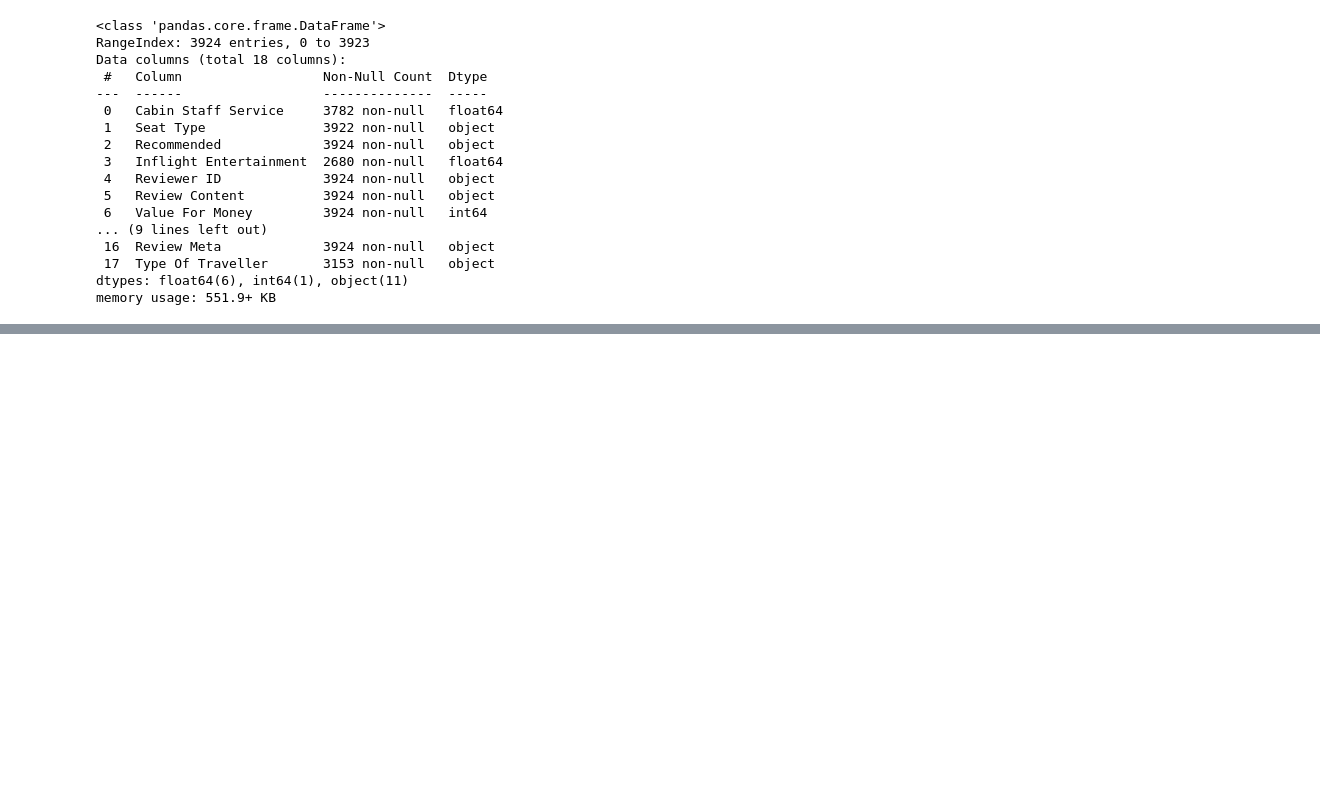
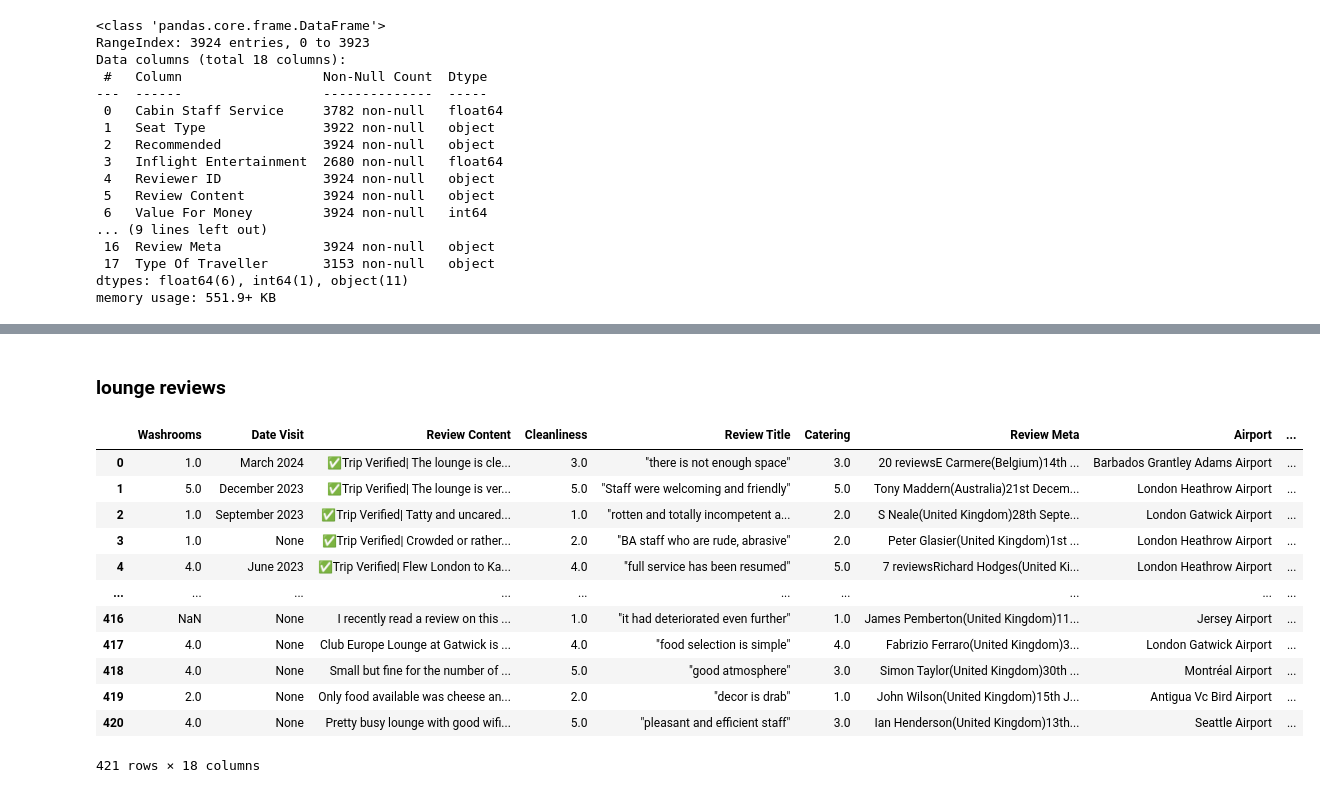
Before and after one commit to yashj1301/airlines-reviews-analysis, a Jupyter notebook: notebooks/British Airways Customer Sentiment Analysis.ipynb, the cells around one changed output, grey strips where cells are left out. Cells and saved outputs as stored; diff of their text form; code cells hidden in the pictures; blank space fills up the shorter version.

```diff
--- a/notebooks/British Airways Customer Sentiment Analysis.ipynb
+++ b/notebooks/British Airways Customer Sentiment Analysis.ipynb
@@ -23,5 +7,0 @@ Now, let us use the `requests.get()` method to interact with the webpage, and se
-# %%
-url = "https://www.airlinequality.com/airline-reviews/british-airways/"
-
-response = requests.get(url)
-html_code = bscraper(response.content,'html.parser')
@@ -304,13 +7,0 @@ total_pages = [int(page.find_all("a",
-# %%
-# Initialize an empty list to store all pages' data
-all_data = []
-
-# Loop through all 383 pages (adjust range according to your specific page numbers)
-for page_number in range(1, total_pages+1):
-    url = f"https://www.airlinequality.com/airline-reviews/british-airways/page/{page_number}"  # Replace with your actual URL pattern
-    page_data = fetch_review_data(url)
-    all_data.append(page_data)
-
-# Concatenate all data into a single DataFrame
-airlines_review_data = pd.concat(all_data, ignore_index=True).iloc[:,:-1]
-airlines_review_data
@@ -357,8 +19,6 @@ from bs4 import BeautifulSoup as bs
 import nest_asyncio  # Fix for Jupyter Notebook
 
 nest_asyncio.apply()  # Allow asyncio to work inside Jupyter
-
-BASE_URL = "https://www.airlinequality.com/airline-reviews/british-airways/page/{}/"
 
 async def fetch_page(session, url):
     """Fetches a webpage asynchronously."""
@@ -388,9 +48,8 @@ async def extract_all_column_names(total_pages=393):
         tasks = [extract_column_names_from_page(session, BASE_URL.format(i)) for i in range(1, total_pages + 1)]
         all_columns_per_page = await asyncio.gather(*tasks)  # Run all page extractions concurrently
 
-    # Finding common and unique columns across all pages
+    # Finding unique columns across all pages
     all_columns = set().union(*all_columns_per_page)  # All unique columns
-    common_columns = set.intersection(*all_columns_per_page)  # Only columns that appear on every page
 
     return all_columns
 
@@ -419,7 +78,7 @@ async def extract_reviews_from_page(session, url, all_columns):
         else:
             review_id = None  # If no div with ID is found
 
-        review_data["Reviewer ID"] = review_id  # Store in dictionary
+        review_data["Review ID"] = review_id  # Store in dictionary
 
 
         # Extract review title
@@ -457,14 +116,14 @@ async def extract_reviews_from_page(session, url, all_columns):
 
     return reviews_data
 
-async def scrape_all_reviews(total_pages=393):
+async def scrape_all_reviews(BASE_URL,total_pages=10):
     """Extracts all reviews dynamically and creates a structured DataFrame."""
 
     # Step 1: Extract all unique column names dynamically
     all_columns = await extract_all_column_names(total_pages)
 
     # Add fixed columns that will always be present
-    all_columns.update(["Reviewer ID", "Review Title", "Review Meta", "Review Content", "Overall Rating"])
+    all_columns.update(["Review ID", "Review Title", "Review Meta", "Review Content", "Overall Rating"])
 
     async with aiohttp.ClientSession() as session:
         tasks = [extract_reviews_from_page(session, BASE_URL.format(i), all_columns) for i in range(1, total_pages + 1)]
@@ -477,9 +136,3 @@ async def scrape_all_reviews(total_pages=393):
     df = pd.DataFrame(all_reviews_flat)
 
     return df
-
-# Example usage: Scrape all reviews dynamically
-df_reviews = asyncio.get_event_loop().run_until_complete(scrape_all_reviews(393))
-
-# Display the DataFrame
-df_reviews
@@ -519,0 +223,23 @@ memory usage: 551.9+ KB
+# %% [markdown]
+### lounge reviews
+# %%
+# Example usage: Scrape all reviews dynamically
+BASE_URL = "https://www.airlinequality.com/lounge-reviews/british-airways/page/{}/"
+lounge_reviews = asyncio.get_event_loop().run_until_complete(scrape_all_reviews(BASE_URL,43))
+
+# Display the DataFrame
+lounge_reviews
+# %% [output]
+|  | Washrooms | Date Visit | Review Content | Cleanliness | Review Title | Catering | Review Meta | Airport | ... |
+| 0 | 1.0 | March 2024 | ✅Trip Verified| The lounge is cle... | 3.0 | "there is not enough space" | 3.0 | 20 reviewsE Carmere(Belgium)14th ... | Barbados Grantley Adams Airport | ... |
+| 1 | 5.0 | December 2023 | ✅Trip Verified| The lounge is ver... | 5.0 | "Staff were welcoming and friendly" | 5.0 | Tony Maddern(Australia)21st Decem... | London Heathrow Airport | ... |
+| 2 | 1.0 | September 2023 | ✅Trip Verified| Tatty and uncared... | 1.0 | "rotten and totally incompetent a... | 2.0 | S Neale(United Kingdom)28th Septe... | London Gatwick Airport | ... |
+| 3 | 1.0 | None | ✅Trip Verified| Crowded or rather... | 2.0 | "BA staff who are rude, abrasive" | 2.0 | Peter Glasier(United Kingdom)1st ... | London Heathrow Airport | ... |
+| 4 | 4.0 | June 2023 | ✅Trip Verified| Flew London to Ka... | 4.0 | "full service has been resumed" | 5.0 | 7 reviewsRichard Hodges(United Ki... | London Heathrow Airport | ... |
+| ... | ... | ... | ... | ... | ... | ... | ... | ... | ... |
+| 416 | NaN | None | I recently read a review on this ... | 1.0 | "it had deteriorated even further" | 1.0 | James Pemberton(United Kingdom)11... | Jersey Airport | ... |
+| 417 | 4.0 | None | Club Europe Lounge at Gatwick is ... | 4.0 | "food selection is simple" | 4.0 | Fabrizio Ferraro(United Kingdom)3... | London Gatwick Airport | ... |
+| 418 | 4.0 | None | Small but fine for the number of ... | 5.0 | "good atmosphere" | 3.0 | Simon Taylor(United Kingdom)30th ... | Montréal Airport | ... |
+| 419 | 2.0 | None | Only food available was cheese an... | 2.0 | "decor is drab" | 1.0 | John Wilson(United Kingdom)15th J... | Antigua Vc Bird Airport | ... |
+| 420 | 4.0 | None | Pretty busy lounge with good wifi... | 5.0 | "pleasant and efficient staff" | 3.0 | Ian Henderson(United Kingdom)13th... | Seattle Airport | ... |
+421 rows × 18 columns
```
Also changed, not shown: parts of 40 cells of this notebook, 1 other file.
